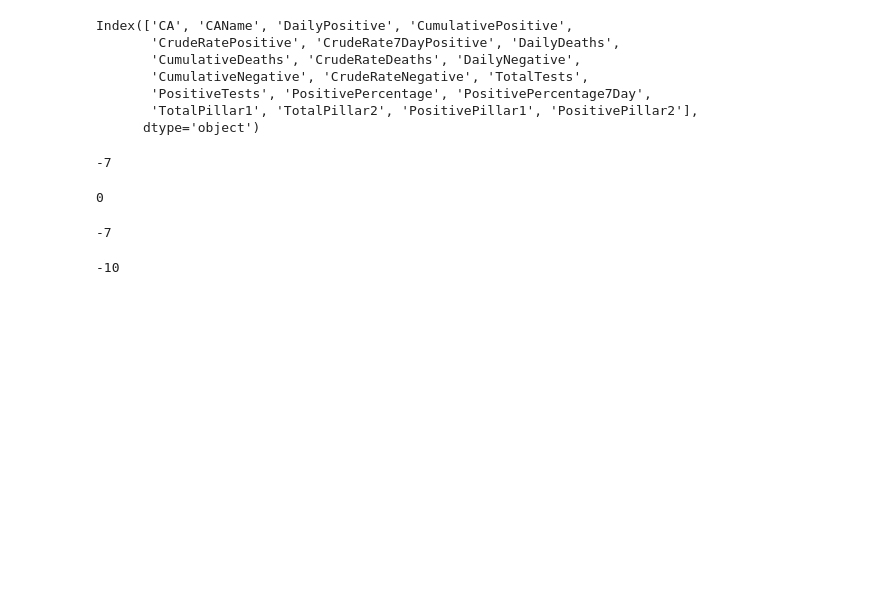
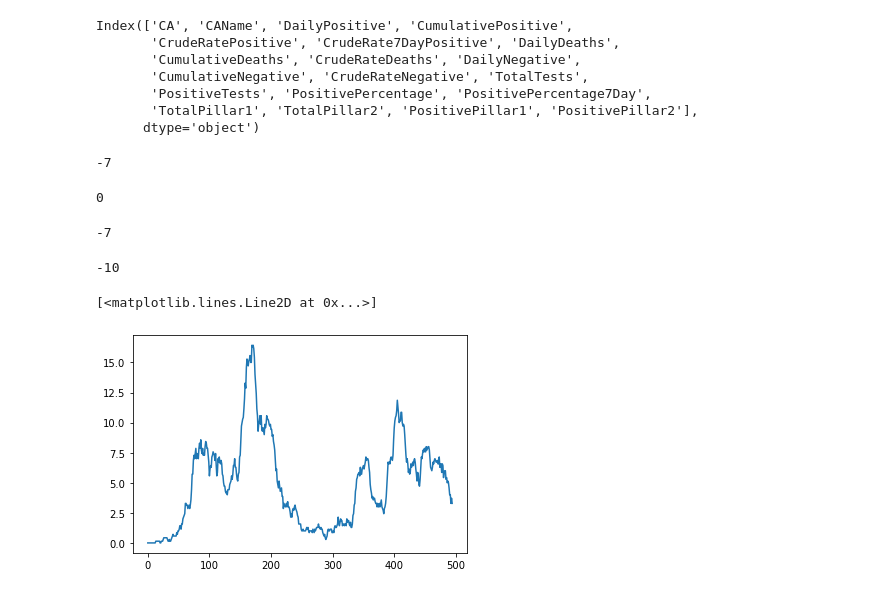
Before and after one commit to nowaycomputer/scotvid, a Jupyter notebook: dev/Scotvid.ipynb, the cells around one changed output. Saved outputs shown, nothing was run; the diff lists cells and outputs as text; code cells hidden in the pictures; blank space fills up the shorter version.

```diff
--- a/dev/Scotvid.ipynb
+++ b/dev/Scotvid.ipynb
@@ -384,3 +388,13 @@ delay = np.argmax(correlation)-int(len(correlation)/2)
 delay
 # %% [output]
 -10
+# %%
+cases_ma=df_cases['DailyCases'].rolling(window=7).mean().iloc[-500:-5].values
+admissions_ma=df_hospital[df_hospital['HBName']=='Scotland']['HospitalAdmissions'].rolling(window=7).mean().iloc[-500:-5].values
+icu_ma=df_hospital['ICUAdmissions'].rolling(window=7).mean().iloc[-500:-5].values
+deaths_ma=df_hospital['DailyDeaths'].rolling(window=7).mean().iloc[-500:-5].values
+# %%
+plt.plot(icu_ma)
+# %% [output]
+[<matplotlib.lines.Line2D at 0x...>]
+[figure, added]
```
Also changed, not shown: parts of 19 cells of this notebook, 6 other files.
